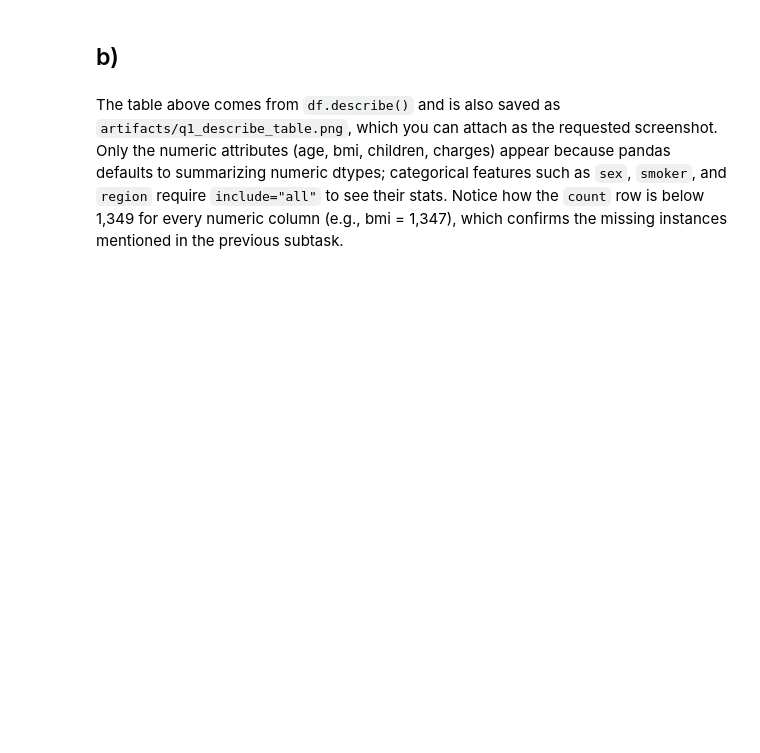
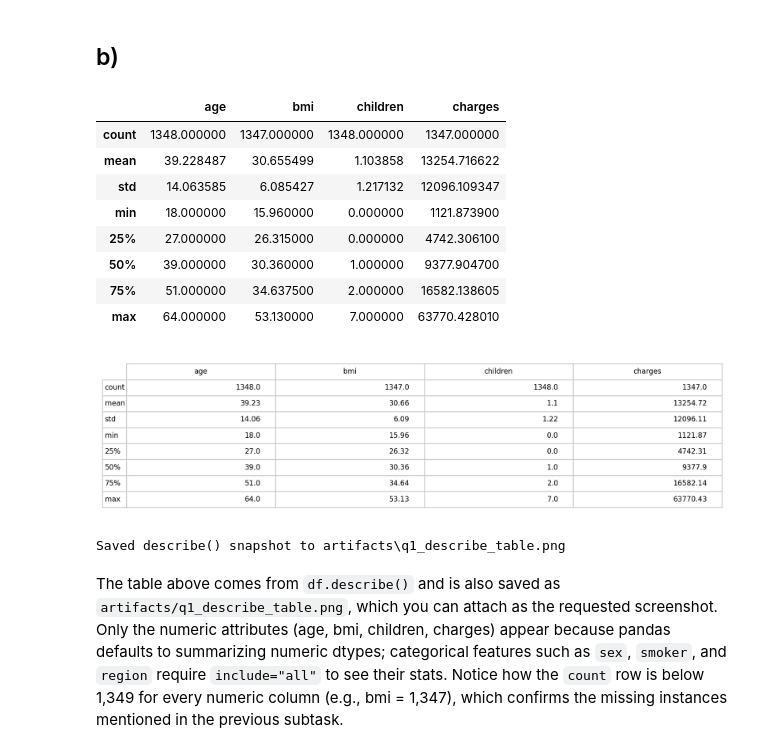
Before and after one commit to MauriceChartee/IDS, a Jupyter notebook: templates_jupyter_notebooks(1)/Q1_data_exploration.ipynb, the cells around one changed output. Drawn from its saved outputs; the diff is of its cells as text; code cells hidden in the pictures; blank space fills up the shorter version.

```diff
--- a/templates_jupyter_notebooks(1)/Q1_data_exploration.ipynb
+++ b/templates_jupyter_notebooks(1)/Q1_data_exploration.ipynb
@@ -17,41 +18,45 @@ FileNotFoundError: [Errno 2] No such file or directory: 'data/insurance_orig.csv
 ## b)
 # %%
 from pathlib import Path
-import matplotlib.pyplot as plt
 from IPython.display import Image, display
-
-data_path = Path('data/insurance_orig.csv')
-if not data_path.exists():
-    data_path = Path('..') / 'data' / 'insurance_orig.csv'
-
-if 'df' not in globals():
-    df = pd.read_csv(data_path)
 summary_stats = df.describe()
 display(summary_stats)
 
 artifacts_dir = Path('artifacts')
 artifacts_dir.mkdir(parents=True, exist_ok=True)
 image_path = artifacts_dir / 'q1_describe_table.png'
 
-fig, ax = plt.subplots(figsize=(10, 2.75))
+fig, ax = plt.pyplot.subplots(figsize=(10, 2.75))
 ax.axis('off')
 table = ax.table(
     cellText=summary_stats.round(2).values,
     rowLabels=summary_stats.index,
     colLabels=summary_stats.columns,
     loc='center'
 )
 table.auto_set_font_size(False)
 table.set_fontsize(8)
 table.scale(1, 1.3)
 for cell_obj in table.get_celld().values():
     cell_obj.set_edgecolor('#cccccc')
 fig.tight_layout()
 fig.savefig(image_path, dpi=200, bbox_inches='tight')
-plt.close(fig)
+plt.pyplot.close(fig)
 
 display(Image(filename=str(image_path)))
 print(f"Saved describe() snapshot to {image_path}")
+# %% [output]
+|  | age | bmi | children | charges |
+| count | 1348.000000 | 1347.000000 | 1348.000000 | 1347.000000 |
+| mean | 39.228487 | 30.655499 | 1.103858 | 13254.716622 |
+| std | 14.063585 | 6.085427 | 1.217132 | 12096.109347 |
+| min | 18.000000 | 15.960000 | 0.000000 | 1121.873900 |
+| 25% | 27.000000 | 26.315000 | 0.000000 | 4742.306100 |
+| 50% | 39.000000 | 30.360000 | 1.000000 | 9377.904700 |
+| 75% | 51.000000 | 34.637500 | 2.000000 | 16582.138605 |
+| max | 64.000000 | 53.130000 | 7.000000 | 63770.428010 |
+[figure, added]
+Saved describe() snapshot to artifacts\q1_describe_table.png
 # %% [markdown]
 The table above comes from `df.describe()` and is also saved as `artifacts/q1_describe_table.png`, which you can attach as the requested screenshot.
 Only the numeric attributes (age, bmi, children, charges) appear because pandas defaults to summarizing numeric dtypes; categorical features such as `sex`, `smoker`, and `region` require `include="all"` to see their stats.
```
Also changed, not shown: parts of 7 cells of this notebook, 11 other files.
